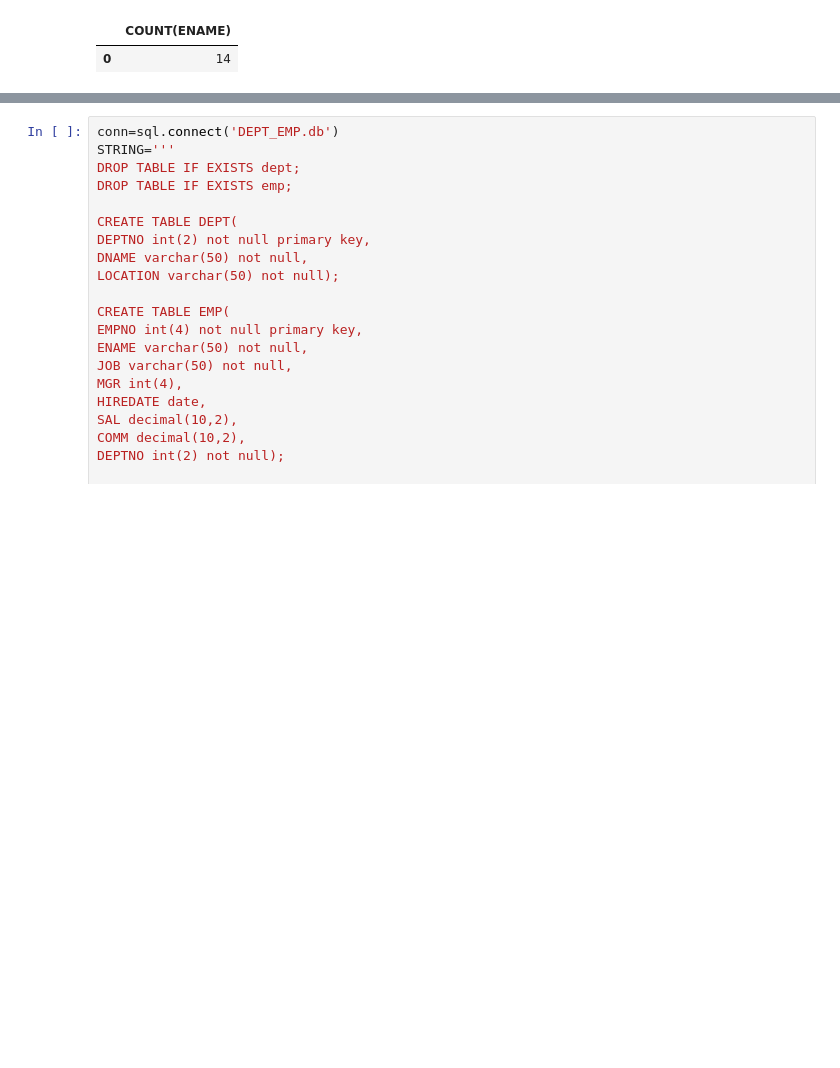
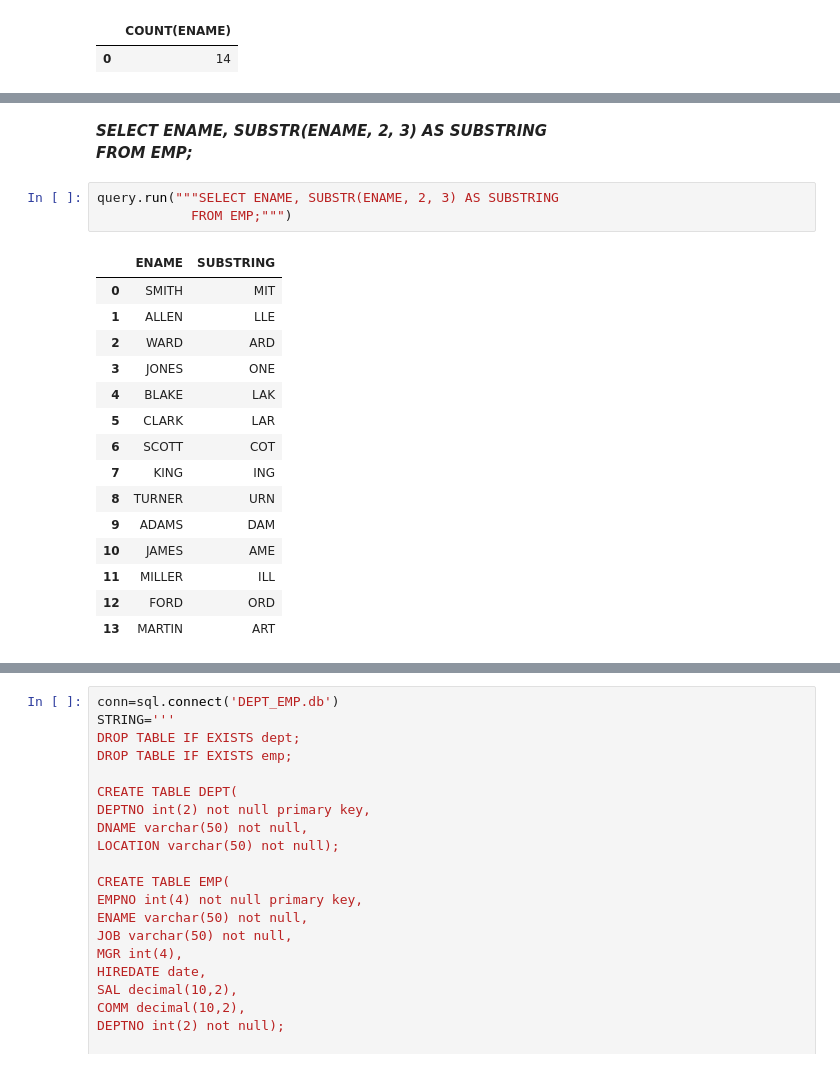
Before and after one commit to TheAnkurGoswami/Study-Notes, a Jupyter notebook: SQL.ipynb, the cells around one changed output, grey strips where cells are left out. Drawn from its saved outputs; the diff is of its cells as text; blank space fills up the shorter version.

```diff
--- a/SQL.ipynb
+++ b/SQL.ipynb
@@ -655,0 +655,22 @@ a=cur.fetchall()
+# %% [markdown]
+___SELECT ENAME, SUBSTR(ENAME, 2, 3) AS SUBSTRING<br>
+FROM EMP;___<br>
+# %%
+query.run("""SELECT ENAME, SUBSTR(ENAME, 2, 3) AS SUBSTRING
+            FROM EMP;""")
+# %% [output]
+|  | ENAME | SUBSTRING |
+| 0 | SMITH | MIT |
+| 1 | ALLEN | LLE |
+| 2 | WARD | ARD |
+| 3 | JONES | ONE |
+| 4 | BLAKE | LAK |
+| 5 | CLARK | LAR |
+| 6 | SCOTT | COT |
+| 7 | KING | ING |
+| 8 | TURNER | URN |
+| 9 | ADAMS | DAM |
+| 10 | JAMES | AME |
+| 11 | MILLER | ILL |
+| 12 | FORD | ORD |
+| 13 | MARTIN | ART |
```
Also changed, not shown: parts of 15 cells of this notebook.
